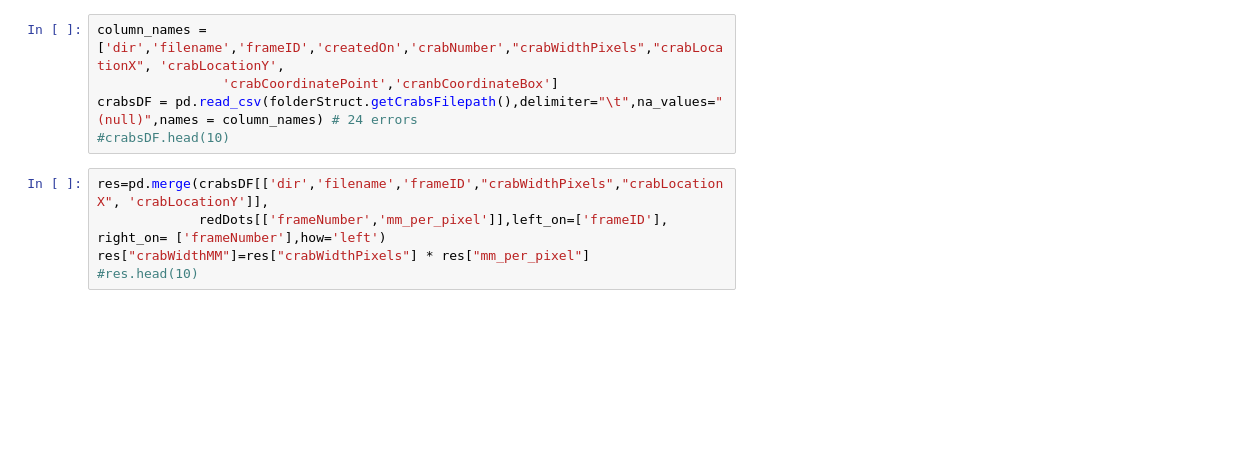
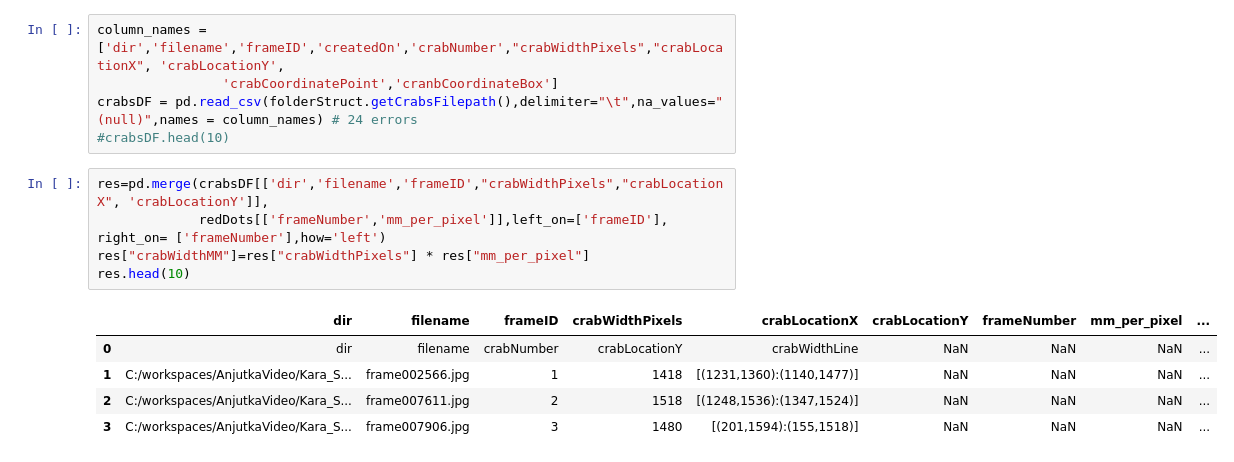
Before and after one commit to mzalota/crabs-video-analysis, a Jupyter notebook: ipython/crabs.ipynb, the cells around one changed output. Saved outputs shown, nothing was run; the diff lists cells and outputs as text; blank space fills up the shorter version.

```diff
--- a/ipython/crabs.ipynb
+++ b/ipython/crabs.ipynb
@@ -40,8 +40,14 @@ crabsDF = pd.read_csv(folderStruct.getCrabsFilepath(),delimiter="\t",na_values="
 # %%
 res=pd.merge(crabsDF[['dir','filename','frameID',"crabWidthPixels","crabLocationX", 'crabLocationY']],
              redDots[['frameNumber','mm_per_pixel']],left_on=['frameID'], right_on= ['frameNumber'],how='left')
 res["crabWidthMM"]=res["crabWidthPixels"] * res["mm_per_pixel"]
-#res.head(10)
+res.head(10)
+# %% [output]
+|  | dir | filename | frameID | crabWidthPixels | crabLocationX | crabLocationY | frameNumber | mm_per_pixel | ... |
+| 0 | dir | filename | crabNumber | crabLocationY | crabWidthLine | NaN | NaN | NaN | ... |
+| 1 | C:/workspaces/AnjutkaVideo/Kara_S... | frame002566.jpg | 1 | 1418 | [(1231,1360):(1140,1477)] | NaN | NaN | NaN | ... |
+| 2 | C:/workspaces/AnjutkaVideo/Kara_S... | frame007611.jpg | 2 | 1518 | [(1248,1536):(1347,1524)] | NaN | NaN | NaN | ... |
+| 3 | C:/workspaces/AnjutkaVideo/Kara_S... | frame007906.jpg | 3 | 1480 | [(201,1594):(155,1518)] | NaN | NaN | NaN | ... |
 # %%
 res.plot.scatter(x='frameNumber', y=['crabWidthMM'],figsize=(15,7), title="crabZize")
 plt.gca().grid(which='major', axis='both', linestyle='--') #specify grid lines
```
Also changed, not shown: parts of 2 cells of this notebook, 5 other files.
